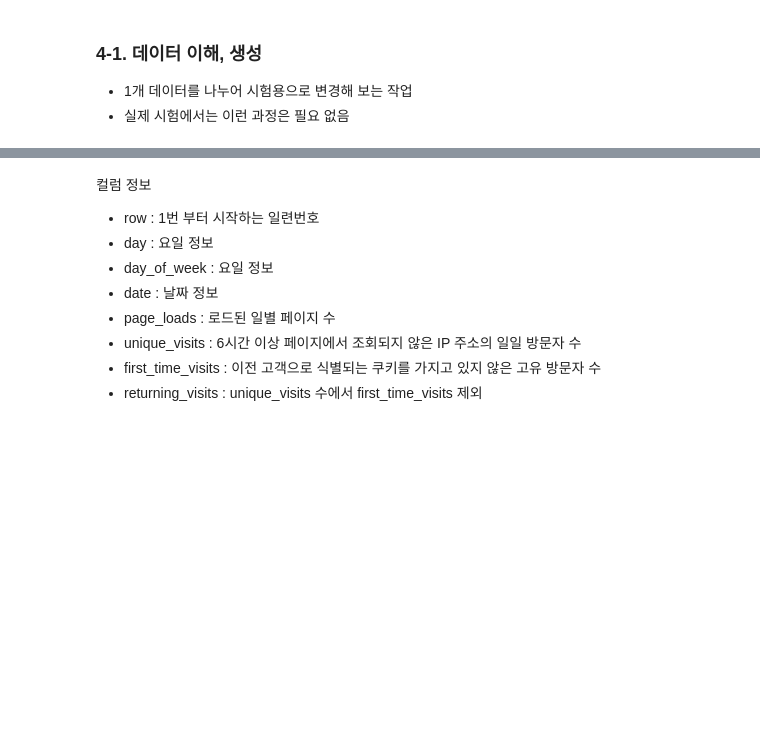
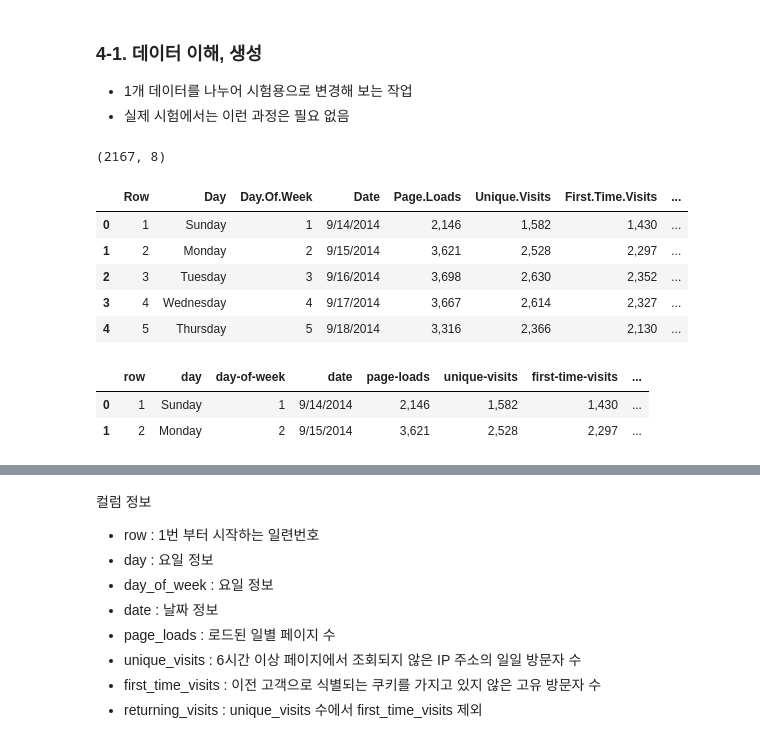
Before and after one commit to Neu-h/BBG, a Jupyter notebook: [ML_04]_regression_LAB_의현.ipynb, the cells around one changed output, grey strips where cells are left out. Cells and saved outputs as stored; diff of their text form; code cells hidden in the pictures; blank space fills up the shorter version.

```diff
--- a/[ML_04]_regression_LAB_의현.ipynb
+++ b/[ML_04]_regression_LAB_의현.ipynb
@@ -371,8 +669,26 @@ Unpacking objects: 100% (41/41), done.
 # Number of unique visitors minus first time visitors
 # %%
 # [1] 'bigdata/daily-website-visitors.csv' 파일 불러오기, shape 확인하기
+data = pd.read_csv('./daily-website-visitors/Train.csv')
+data.shape
+# %% [output]
+(2167, 8)
 # %%
 # [2] head를 사용해 데이터의 모습 확인
 # 컬럼명이 대소문자 섞여 있어 사용하기 좋지 않음
+data.head()
+# %% [output]
+|  | Row | Day | Day.Of.Week | Date | Page.Loads | Unique.Visits | First.Time.Visits | ... |
+| 0 | 1 | Sunday | 1 | 9/14/2014 | 2,146 | 1,582 | 1,430 | ... |
+| 1 | 2 | Monday | 2 | 9/15/2014 | 3,621 | 2,528 | 2,297 | ... |
+| 2 | 3 | Tuesday | 3 | 9/16/2014 | 3,698 | 2,630 | 2,352 | ... |
+| 3 | 4 | Wednesday | 4 | 9/17/2014 | 3,667 | 2,614 | 2,327 | ... |
+| 4 | 5 | Thursday | 5 | 9/18/2014 | 3,316 | 2,366 | 2,130 | ... |
 # %%
 # [3] 컬럼명 정리 - 소문자로 변경, '.'을 '-'로 변경
+data.columns = ['row', 'day', 'day-of-week', 'date', 'page-loads', 'unique-visits', 'first-time-visits', 'returning-visits']
+display(data.head(2))
+# %% [output]
+|  | row | day | day-of-week | date | page-loads | unique-visits | first-time-visits | ... |
+| 0 | 1 | Sunday | 1 | 9/14/2014 | 2,146 | 1,582 | 1,430 | ... |
+| 1 | 2 | Monday | 2 | 9/15/2014 | 3,621 | 2,528 | 2,297 | ... |
```
Also changed, not shown: parts of 61 cells of this notebook.
